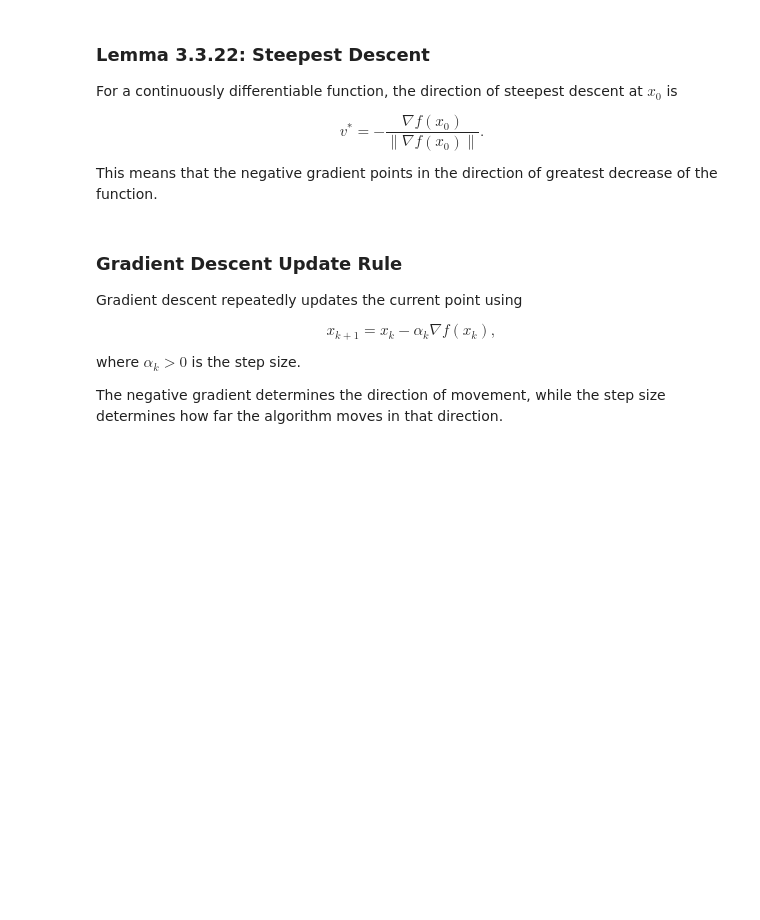
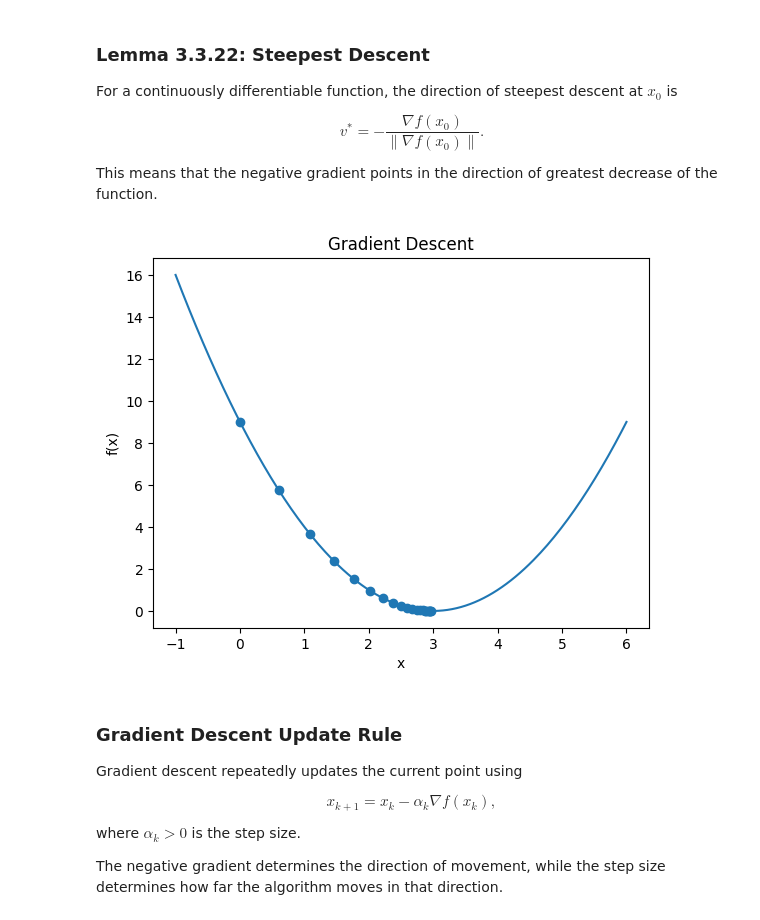
Before and after one commit to nmhom/MAT-422, a Jupyter notebook: MAT422_HW_3.3.ipynb, the cells around one changed output. Saved outputs shown, nothing was run; the diff lists cells and outputs as text; code cells hidden in the pictures; blank space fills up the shorter version.

```diff
--- a/MAT422_HW_3.3.ipynb
+++ b/MAT422_HW_3.3.ipynb
@@ -443,6 +443,40 @@ v^* =
 $$
 
 This means that the negative gradient points in the direction of greatest decrease of the function.
+# %%
+# f(x) = (x - 3)^2
+def f(x):
+  return (x-3)**2
+
+# Compute the gradient
+def grad_f(x):
+  return 2 * (x - 3)
+
+# Starting point
+x = 0
+alpha = 0.1
+
+# Store points visited
+points = [x]
+
+# Gradient descent
+for _ in range(20):
+  x = x - alpha * grad_f(x)
+  points.append(x)
+
+# Plot the function
+x_values = np.linspace(-1, 6, 200)
+plt.plot(x_values, f(x_values))
+
+# Plot gradient descent steps
+plt.scatter(points, [f(x) for x in points])
+
+plt.xlabel("x")
+plt.ylabel("f(x)")
+plt.title("Gradient Descent")
+plt.show()
+# %% [output]
+[figure, added]
 # %% [markdown]
 ### Gradient Descent Update Rule
 
```
Also changed, not shown: parts of 2 cells of this notebook.
